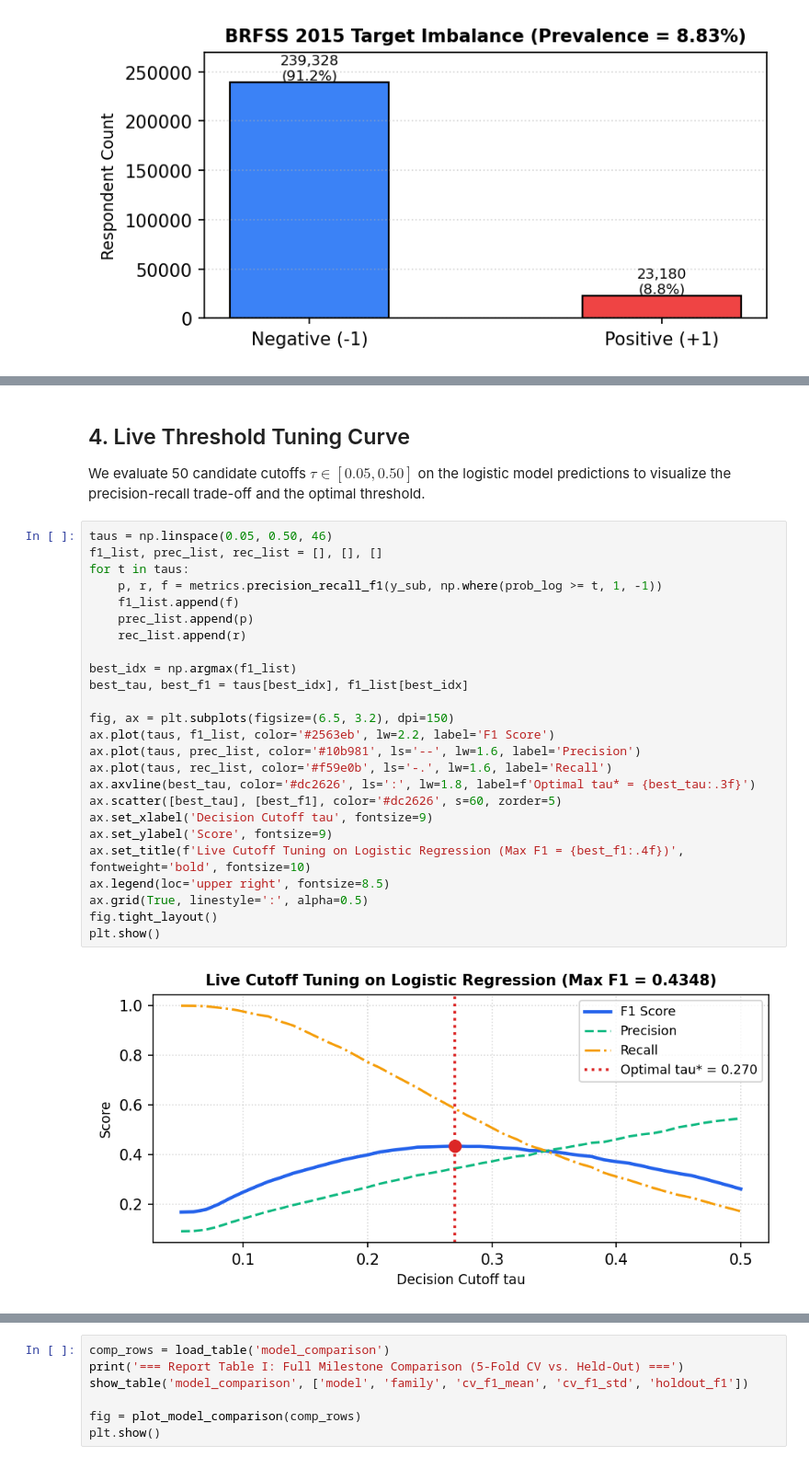
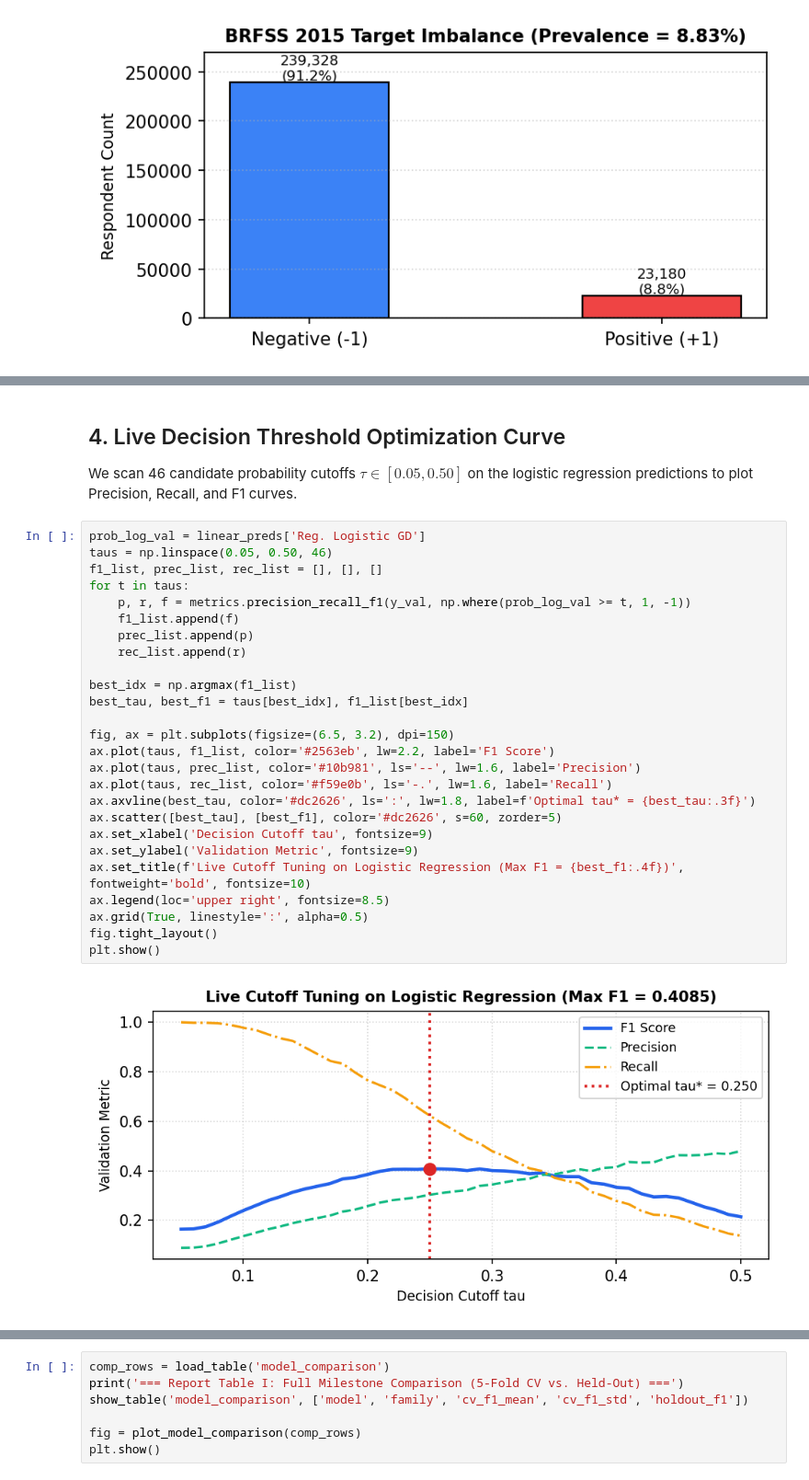
Before and after one commit to Zhiqian-Zhou/ML_Project1, a Jupyter notebook: notebooks/02_experiments.ipynb, the cells around one changed output, grey strips where cells are left out. Shown at 92% size. Saved outputs shown, nothing was run; the diff lists cells and outputs as text.

```diff
--- a/notebooks/02_experiments.ipynb
+++ b/notebooks/02_experiments.ipynb
@@ -131,30 +189,31 @@ Training design matrix: 30,000 rows x 196 features
 # %% [markdown]
-## 4. Live Threshold Tuning Curve
-We evaluate 50 candidate cutoffs $\tau \in [0.05, 0.50]$ on the logistic model predictions to visualize the precision-recall trade-off and the optimal threshold.
+## 4. Live Decision Threshold Optimization Curve
+We scan 46 candidate probability cutoffs $\tau \in [0.05, 0.50]$ on the logistic regression predictions to plot Precision, Recall, and F1 curves.
 # %%
+prob_log_val = linear_preds['Reg. Logistic GD']
 taus = np.linspace(0.05, 0.50, 46)
 f1_list, prec_list, rec_list = [], [], []
 for t in taus:
-    p, r, f = metrics.precision_recall_f1(y_sub, np.where(prob_log >= t, 1, -1))
+    p, r, f = metrics.precision_recall_f1(y_val, np.where(prob_log_val >= t, 1, -1))
     f1_list.append(f)
     prec_list.append(p)
     rec_list.append(r)
 
 best_idx = np.argmax(f1_list)
 best_tau, best_f1 = taus[best_idx], f1_list[best_idx]
 
 fig, ax = plt.subplots(figsize=(6.5, 3.2), dpi=150)
 ax.plot(taus, f1_list, color='#2563eb', lw=2.2, label='F1 Score')
 ax.plot(taus, prec_list, color='#10b981', ls='--', lw=1.6, label='Precision')
 ax.plot(taus, rec_list, color='#f59e0b', ls='-.', lw=1.6, label='Recall')
 ax.axvline(best_tau, color='#dc2626', ls=':', lw=1.8, label=f'Optimal tau* = {best_tau:.3f}')
 ax.scatter([best_tau], [best_f1], color='#dc2626', s=60, zorder=5)
 ax.set_xlabel('Decision Cutoff tau', fontsize=9)
-ax.set_ylabel('Score', fontsize=9)
+ax.set_ylabel('Validation Metric', fontsize=9)
 ax.set_title(f'Live Cutoff Tuning on Logistic Regression (Max F1 = {best_f1:.4f})', fontweight='bold', fontsize=10)
 ax.legend(loc='upper right', fontsize=8.5)
 ax.grid(True, linestyle=':', alpha=0.5)
 fig.tight_layout()
 plt.show()
 # %% [output]
-[figure, old version]
+[figure, new version]
```
Also changed, not shown: parts of 21 cells of this notebook.
